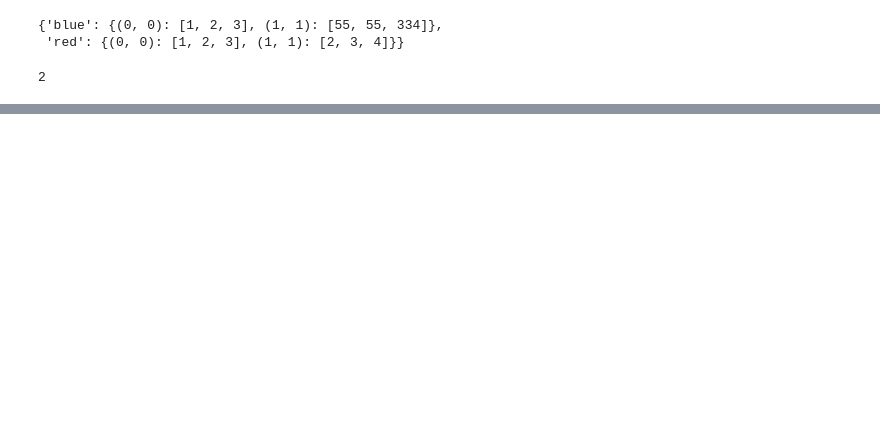
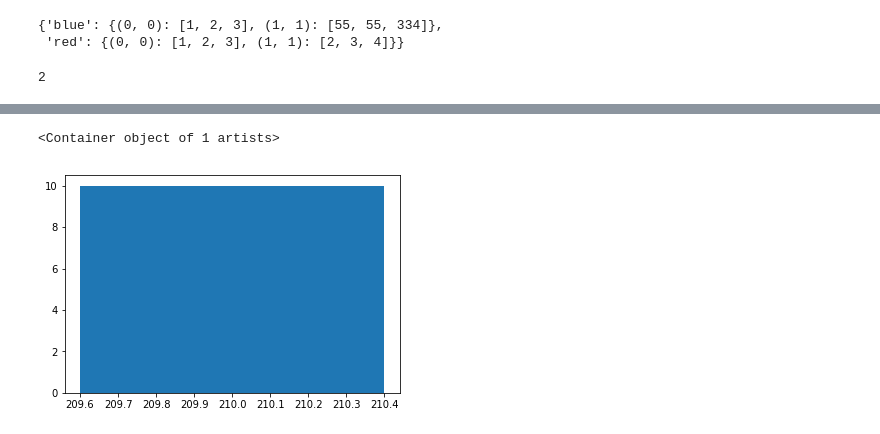
Before and after one commit to repository-preservation/lcmap-ccdc, a Jupyter notebook: firebird/forshizzddle.ipynb, the cells around one changed output, grey strips where cells are left out. Saved outputs shown, nothing was run; the diff lists cells and outputs as text; code cells hidden in the pictures; blank space fills up the shorter version.

```diff
--- a/firebird/forshizzddle.ipynb
+++ b/firebird/forshizzddle.ipynb
@@ -46,0 +87,5 @@ len(inputs)
+# %%
+plt.bar(left=210, height=10, )
+# %% [output]
+<Container object of 1 artists>
+[figure, added]
```
Also changed, not shown: parts of 7 cells of this notebook, 9 other files.
